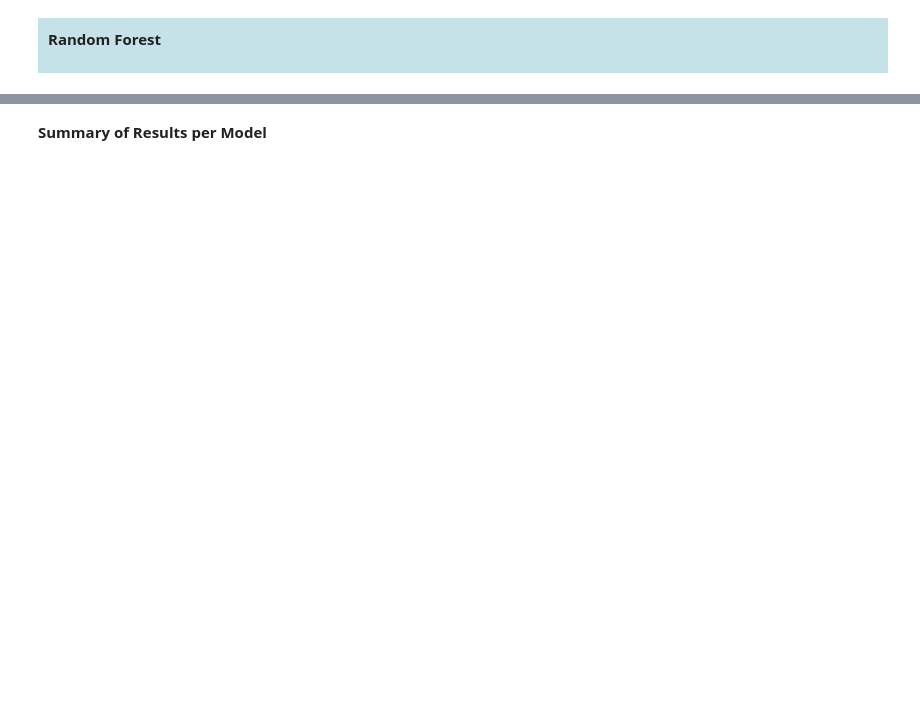
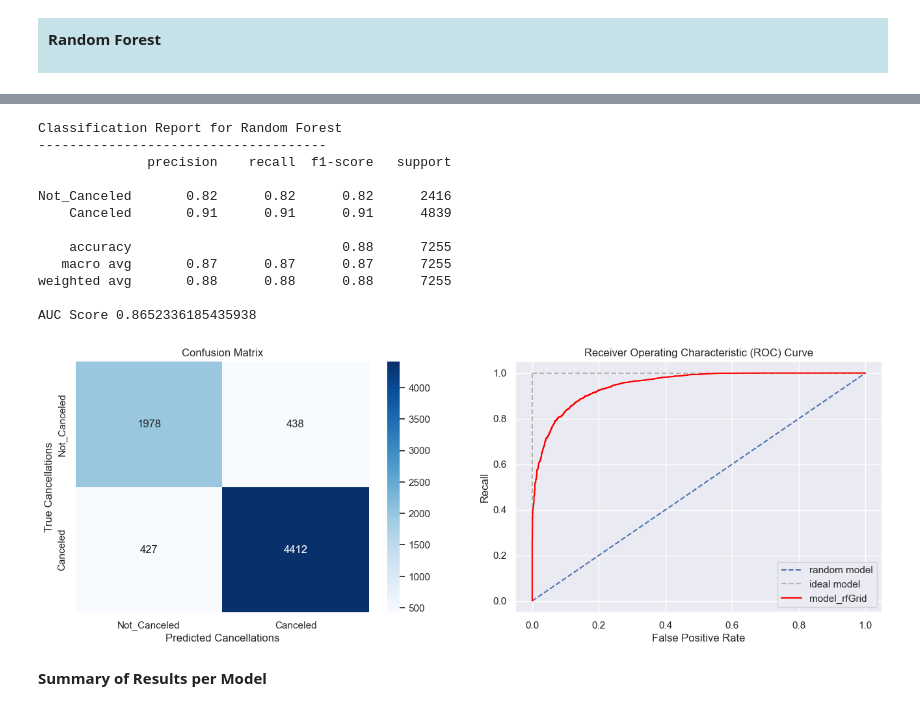
Before and after one commit to luthien4/Playground, a Jupyter notebook: Projects/Hotel Cancellations/Hotel_PrepModl.ipynb, the cells around one changed output, grey strips where cells are left out. Saved outputs shown, nothing was run; the diff lists cells and outputs as text; code cells hidden in the pictures; blank space fills up the shorter version.

```diff
--- a/Projects/Hotel Cancellations/Hotel_PrepModl.ipynb
+++ b/Projects/Hotel Cancellations/Hotel_PrepModl.ipynb
@@ -1899,3 +1966,77 @@ display(df_rfimportance_sorted)
+# %%
+# Generate the classification report
+print("Classification Report for Random Forest \n-------------------------------------")
+print(classification_report(Y_test_encoded,
+                            model_rfGrid.predict(X_test_rf),
+                            target_names = ['Not_Canceled', 'Canceled'])
+     )
+
+
+# ---------------------------------------------------------------------------
+# Confusion Matrix
+df_confmatrix = confusion_matrix(Y_test_encoded,
+                                 model_rfGrid.predict(X_test_rf))
+fig, ax = plt.subplots(ncols = 2,
+                       figsize = (16,5))
+
+sns.heatmap(df_confmatrix,
+            annot=True,
+            fmt='d',
+            cmap='Blues',
+            xticklabels = ['Not_Canceled', 'Canceled'],
+            yticklabels = ['Not_Canceled', 'Canceled'],
+            ax = ax[0])
+
+ax[0].set(title = 'Confusion Matrix',
+          xlabel = 'Predicted Cancellations',
+          ylabel = 'True Cancellations')
+
+# ---------------------------------------------------------------------------
+# ROC-AUC Curve
+
+# 1. Calculate the probabilities of positive class (Not_Canceled in this case)
+model_rfGrid_pred_prob = model_rfGrid.predict_proba(X_test_rf)[:, 1]
+
+# 2. Calculate the ROC curve values: the false positive rate, true positive rate, and thresholds
+fpr, tpr, thresholds = roc_curve(Y_test_encoded,
+                                 model_rfGrid_pred_prob,
+                                 drop_intermediate = False)
+
+# 3. Calculate the AUC score
+auc_rfGrid = roc_auc_score(Y_test_encoded, model_rfGrid.predict(X_test_rf))
+print('AUC Score', auc_rfGrid)
+
+# 4. Plot the ROC curve
+
+# reference lines
+ax[1].plot([0, 1], ls = "--", label='random model')                     # <---- blue diagonal
+ax[1].plot([0, 0], [1, 0], c=".7", ls='--', label='ideal model')        # <---- grey vertical
+ax[1].plot([1, 1], c=".7", ls='--')                                     # <---- grey horizontal
+
+ax[1].plot(fpr, tpr, color = 'red', label='model_rfGrid')    # <---- roc curve
+
+# labels
+ax[1].set(title = 'Receiver Operating Characteristic (ROC) Curve',
+          xlabel = 'False Positive Rate',
+          ylabel = 'Recall')
+
+ax[1].legend();
+
+plt.show()
+# %% [output]
+Classification Report for Random Forest
+-------------------------------------
+              precision    recall  f1-score   support
+
+Not_Canceled       0.82      0.82      0.82      2416
+    Canceled       0.91      0.91      0.91      4839
+
+    accuracy                           0.88      7255
+   macro avg       0.87      0.87      0.87      7255
+weighted avg       0.88      0.88      0.88      7255
+
+AUC Score 0.8652336185435938
+[figure, added]
 # %% [markdown]
 **Summary of Results per Model**
 # %%
```
Also changed, not shown: parts of 36 cells of this notebook.
